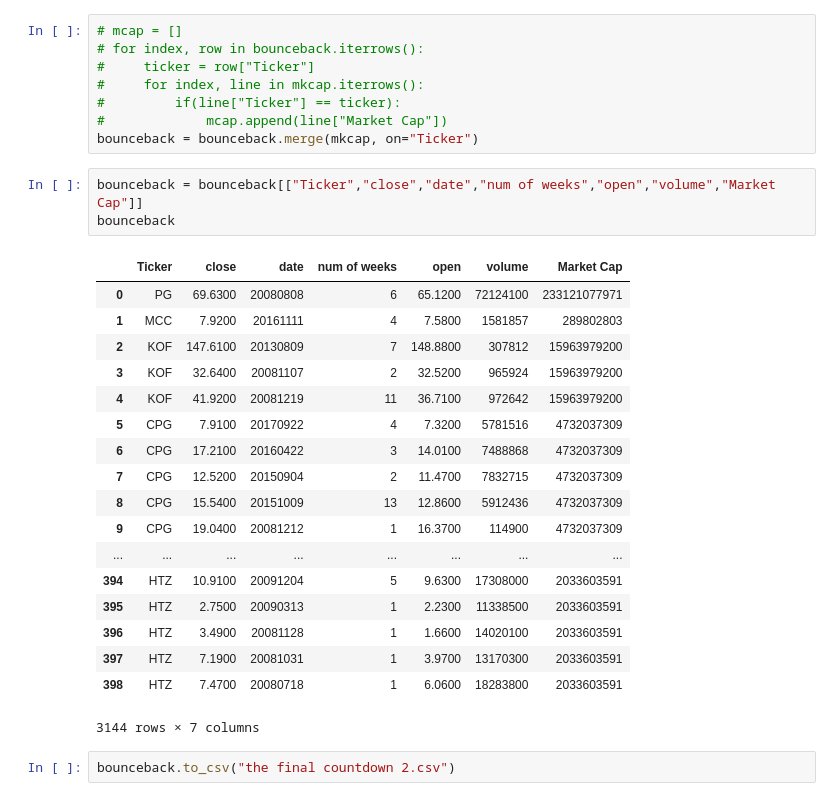
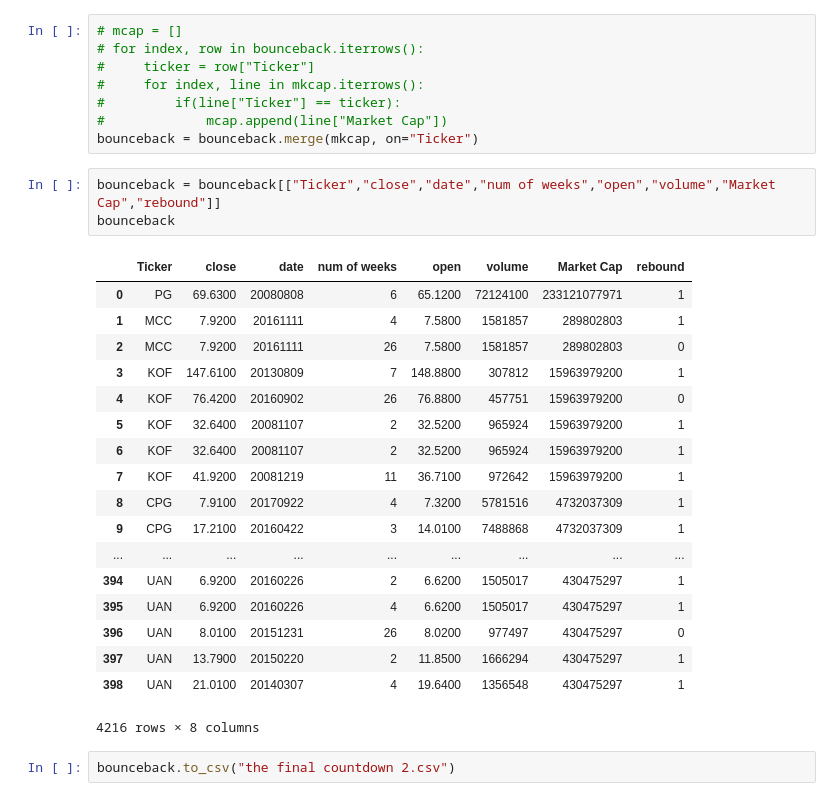
Before and after one commit to harshil753/Bounce_Back, a Jupyter notebook: The Gangs All Here.ipynb, the cells around one changed output. Cells and saved outputs as stored; diff of their text form.

```diff
--- a/The Gangs All Here.ipynb
+++ b/The Gangs All Here.ipynb
@@ -36,26 +36,26 @@ mkcap.head()
 #             mcap.append(line["Market Cap"])
 bounceback = bounceback.merge(mkcap, on="Ticker")
 # %%
-bounceback = bounceback[["Ticker","close","date","num of weeks","open","volume","Market Cap"]]
+bounceback = bounceback[["Ticker","close","date","num of weeks","open","volume","Market Cap","rebound"]]
 bounceback
 # %% [output]
-|  | Ticker | close | date | num of weeks | open | volume | Market Cap |
-| 0 | PG | 69.6300 | 20080808 | 6 | 65.1200 | 72124100 | 233121077971 |
-| 1 | MCC | 7.9200 | 20161111 | 4 | 7.5800 | 1581857 | 289802803 |
-| 2 | KOF | 147.6100 | 20130809 | 7 | 148.8800 | 307812 | 15963979200 |
-| 3 | KOF | 32.6400 | 20081107 | 2 | 32.5200 | 965924 | 15963979200 |
-| 4 | KOF | 41.9200 | 20081219 | 11 | 36.7100 | 972642 | 15963979200 |
-| 5 | CPG | 7.9100 | 20170922 | 4 | 7.3200 | 5781516 | 4732037309 |
-| 6 | CPG | 17.2100 | 20160422 | 3 | 14.0100 | 7488868 | 4732037309 |
-| 7 | CPG | 12.5200 | 20150904 | 2 | 11.4700 | 7832715 | 4732037309 |
-| 8 | CPG | 15.5400 | 20151009 | 13 | 12.8600 | 5912436 | 4732037309 |
-| 9 | CPG | 19.0400 | 20081212 | 1 | 16.3700 | 114900 | 4732037309 |
-| ... | ... | ... | ... | ... | ... | ... | ... |
-| 394 | HTZ | 10.9100 | 20091204 | 5 | 9.6300 | 17308000 | 2033603591 |
-| 395 | HTZ | 2.7500 | 20090313 | 1 | 2.2300 | 11338500 | 2033603591 |
-| 396 | HTZ | 3.4900 | 20081128 | 1 | 1.6600 | 14020100 | 2033603591 |
-| 397 | HTZ | 7.1900 | 20081031 | 1 | 3.9700 | 13170300 | 2033603591 |
-| 398 | HTZ | 7.4700 | 20080718 | 1 | 6.0600 | 18283800 | 2033603591 |
+|  | Ticker | close | date | num of weeks | open | volume | Market Cap | rebound |
+| 0 | PG | 69.6300 | 20080808 | 6 | 65.1200 | 72124100 | 233121077971 | 1 |
+| 1 | MCC | 7.9200 | 20161111 | 4 | 7.5800 | 1581857 | 289802803 | 1 |
+| 2 | MCC | 7.9200 | 20161111 | 26 | 7.5800 | 1581857 | 289802803 | 0 |
+| 3 | KOF | 147.6100 | 20130809 | 7 | 148.8800 | 307812 | 15963979200 | 1 |
+| 4 | KOF | 76.4200 | 20160902 | 26 | 76.8800 | 457751 | 15963979200 | 0 |
+| 5 | KOF | 32.6400 | 20081107 | 2 | 32.5200 | 965924 | 15963979200 | 1 |
+| 6 | KOF | 32.6400 | 20081107 | 2 | 32.5200 | 965924 | 15963979200 | 1 |
+| 7 | KOF | 41.9200 | 20081219 | 11 | 36.7100 | 972642 | 15963979200 | 1 |
+| 8 | CPG | 7.9100 | 20170922 | 4 | 7.3200 | 5781516 | 4732037309 | 1 |
+| 9 | CPG | 17.2100 | 20160422 | 3 | 14.0100 | 7488868 | 4732037309 | 1 |
+| ... | ... | ... | ... | ... | ... | ... | ... | ... |
+| 394 | UAN | 6.9200 | 20160226 | 2 | 6.6200 | 1505017 | 430475297 | 1 |
+| 395 | UAN | 6.9200 | 20160226 | 4 | 6.6200 | 1505017 | 430475297 | 1 |
+| 396 | UAN | 8.0100 | 20151231 | 26 | 8.0200 | 977497 | 430475297 | 0 |
+| 397 | UAN | 13.7900 | 20150220 | 2 | 11.8500 | 1666294 | 430475297 | 1 |
+| 398 | UAN | 21.0100 | 20140307 | 4 | 19.6400 | 1356548 | 430475297 | 1 |
-3144 rows × 7 columns
+4216 rows × 8 columns
 # %%
 bounceback.to_csv("the final countdown 2.csv")
```
Also changed, not shown: parts of 1 cell of this notebook, 3 other files.
